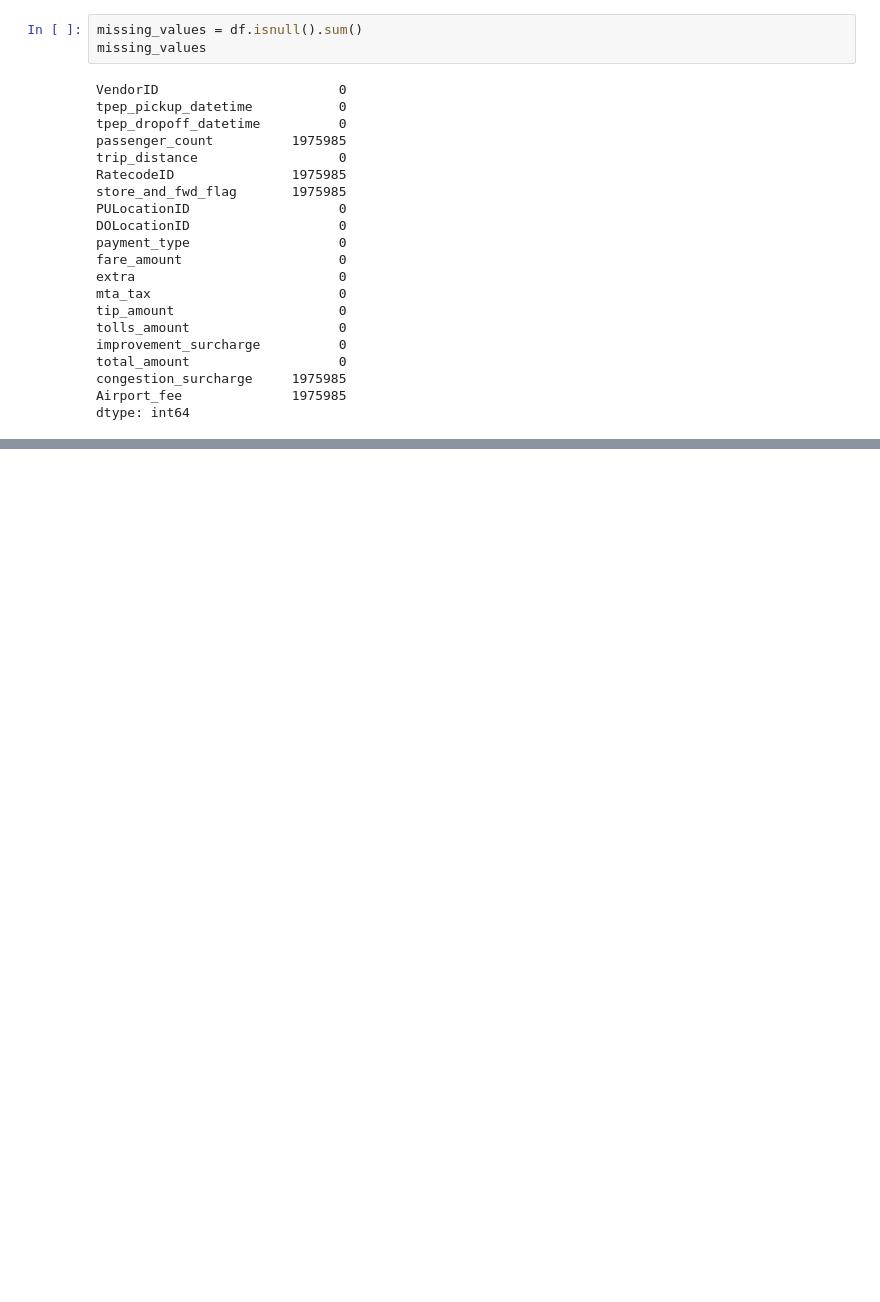
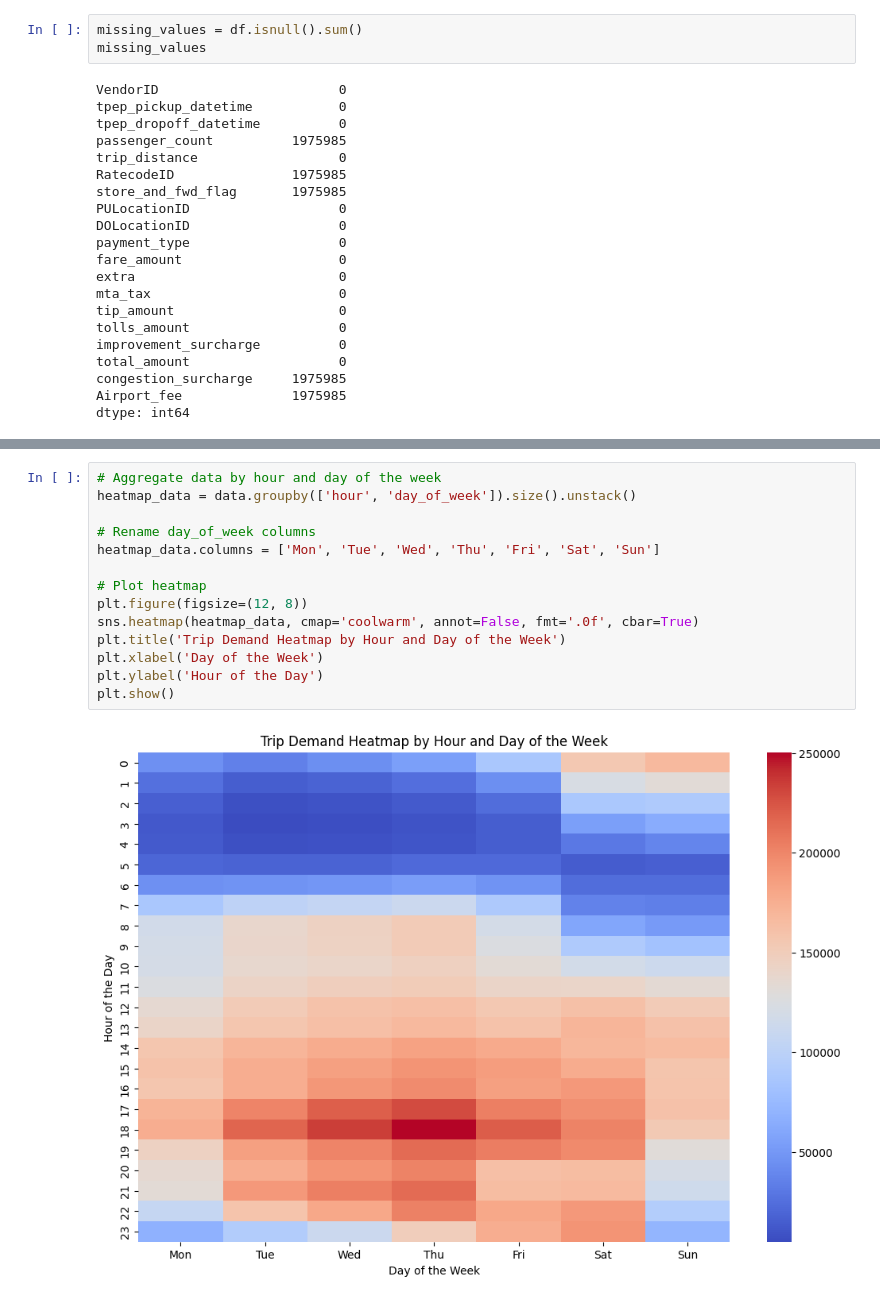
Before and after one commit to ujjwalkuikel/NYC-Taxi-Data-Analysis, a Jupyter notebook: notebooks/ujjwal.ipynb, the cells around one changed output, grey strips where cells are left out. Cells and saved outputs as stored; diff of their text form; blank space fills up the shorter version.

```diff
--- a/notebooks/ujjwal.ipynb
+++ b/notebooks/ujjwal.ipynb
@@ -73,0 +294,16 @@ array([ 1.,  2.,  0.,  4.,  3.,  5.,  6.,  8.,  7.,  9., nan])
+# %%
+# Aggregate data by hour and day of the week
+heatmap_data = data.groupby(['hour', 'day_of_week']).size().unstack()
+
+# Rename day_of_week columns
+heatmap_data.columns = ['Mon', 'Tue', 'Wed', 'Thu', 'Fri', 'Sat', 'Sun']
+
+# Plot heatmap
+plt.figure(figsize=(12, 8))
+sns.heatmap(heatmap_data, cmap='coolwarm', annot=False, fmt='.0f', cbar=True)
+plt.title('Trip Demand Heatmap by Hour and Day of the Week')
+plt.xlabel('Day of the Week')
+plt.ylabel('Hour of the Day')
+plt.show()
+# %% [output]
+[figure, added]
```
Also changed, not shown: parts of 42 cells of this notebook, 1 other file.
